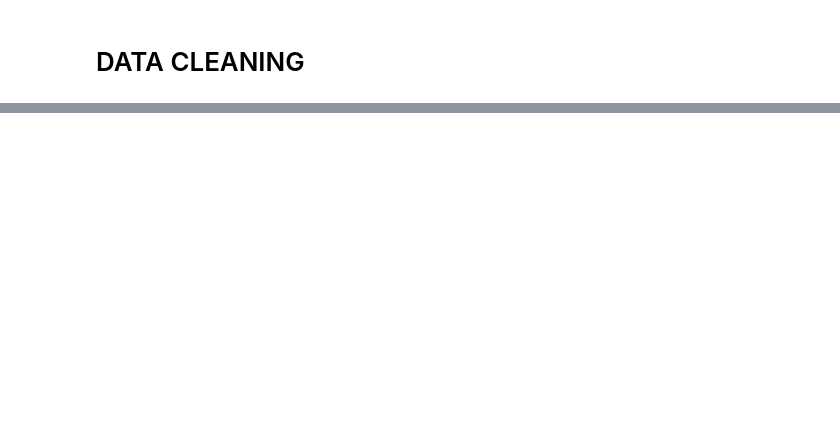
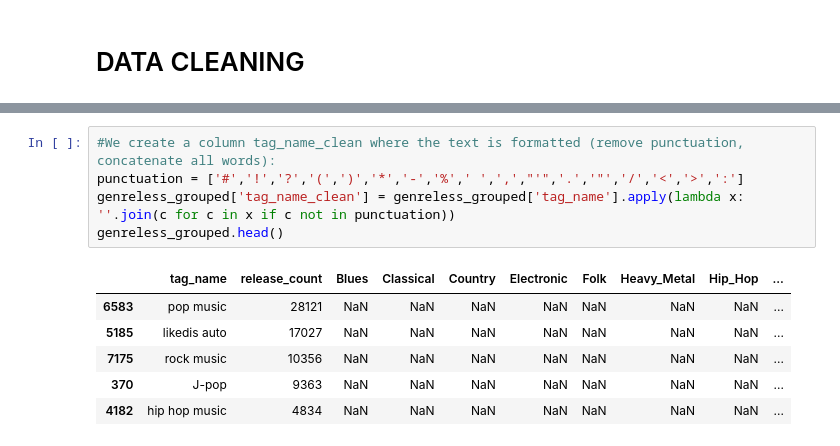
Before and after one commit to AInhoa84/Music_genre_visual_evolution, a Jupyter notebook: Data_cleaning.ipynb, the cells around one changed output, grey strips where cells are left out. Cells and saved outputs as stored; diff of their text form; blank space fills up the shorter version.

```diff
--- a/Data_cleaning.ipynb
+++ b/Data_cleaning.ipynb
@@ -54,0 +85,12 @@ artist_tag.head()
+# %%
+#We create a column tag_name_clean where the text is formatted (remove punctuation, concatenate all words):
+punctuation = ['#','!','?','(',')','*','-','%',' ',',',"'",'.','"','/','<','>',':']
+genreless_grouped['tag_name_clean'] = genreless_grouped['tag_name'].apply(lambda x: ''.join(c for c in x if c not in punctuation))
+genreless_grouped.head()
+# %% [output]
+|  | tag_name | release_count | Blues | Classical | Country | Electronic | Folk | Heavy_Metal | Hip_Hop | ... |
+| 6583 | pop music | 28121 | NaN | NaN | NaN | NaN | NaN | NaN | NaN | ... |
+| 5185 | likedis auto | 17027 | NaN | NaN | NaN | NaN | NaN | NaN | NaN | ... |
+| 7175 | rock music | 10356 | NaN | NaN | NaN | NaN | NaN | NaN | NaN | ... |
+| 370 | J-pop | 9363 | NaN | NaN | NaN | NaN | NaN | NaN | NaN | ... |
+| 4182 | hip hop music | 4834 | NaN | NaN | NaN | NaN | NaN | NaN | NaN | ... |
```
Also changed, not shown: parts of 31 cells of this notebook.
